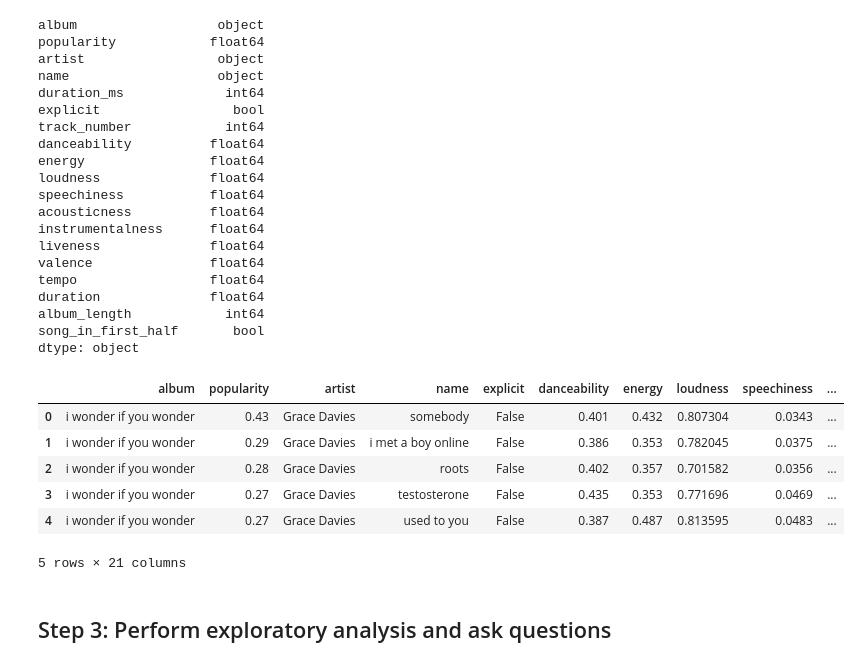
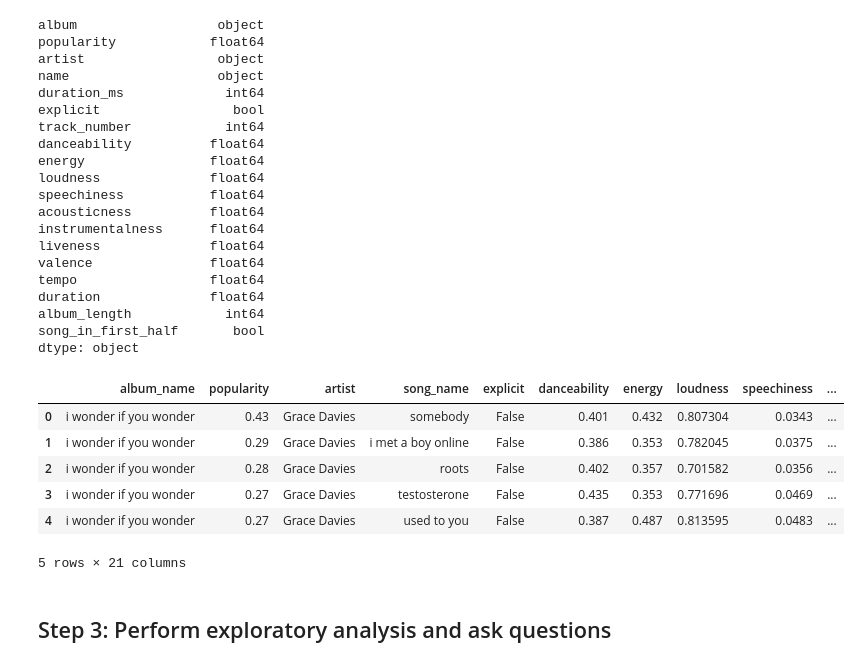
Before and after one commit to j4mes12/SDPA_Coursework, a Jupyter notebook: Part3/main.ipynb, the cells around one changed output. Drawn from its saved outputs; the diff is of its cells as text; code cells hidden in the pictures.

```diff
--- a/Part3/main.ipynb
+++ b/Part3/main.ipynb
@@ -212,21 +212,28 @@ for i in text_cols:
     data[i + '_word_count'] = data[i + '_tokenize'].apply(lambda x: len(x))
 
     data[i + '_av_word_len'] = data[i + '_tokenize'].apply(lambda x: average_word_length(x))
-# %%
-data_out = data.drop(
-    columns=['album_tokenize', 'name_tokenize', 'duration_ms', 'track_number'],
-    axis=1
-)
-
-data_out.head()
-# %% [output]
-|  | album | popularity | artist | name | explicit | danceability | energy | loudness | speechiness | ... |
-| 0 | i wonder if you wonder | 0.43 | Grace Davies | somebody | False | 0.401 | 0.432 | 0.807304 | 0.0343 | ... |
-| 1 | i wonder if you wonder | 0.29 | Grace Davies | i met a boy online | False | 0.386 | 0.353 | 0.782045 | 0.0375 | ... |
-| 2 | i wonder if you wonder | 0.28 | Grace Davies | roots | False | 0.402 | 0.357 | 0.701582 | 0.0356 | ... |
-| 3 | i wonder if you wonder | 0.27 | Grace Davies | testosterone | False | 0.435 | 0.353 | 0.771696 | 0.0469 | ... |
-| 4 | i wonder if you wonder | 0.27 | Grace Davies | used to you | False | 0.387 | 0.487 | 0.813595 | 0.0483 | ... |
-5 rows × 21 columns
+# %%
+# Drop columns that are not needed
+data_out = data.drop(
+    columns=['album_tokenize', 'name_tokenize', 'duration_ms', 'track_number'],
+    axis=1
+)
+
+# Rename album and name columns to make them more explainable
+data_out.rename(
+    columns={'album': 'album_name', 'name' : 'song_name'},
+    inplace=True
+)
+
+data_out.head()
+# %% [output]
+|  | album_name | popularity | artist | song_name | explicit | danceability | energy | loudness | speechiness | ... |
+| 0 | i wonder if you wonder | 0.43 | Grace Davies | somebody | False | 0.401 | 0.432 | 0.807304 | 0.0343 | ... |
+| 1 | i wonder if you wonder | 0.29 | Grace Davies | i met a boy online | False | 0.386 | 0.353 | 0.782045 | 0.0375 | ... |
+| 2 | i wonder if you wonder | 0.28 | Grace Davies | roots | False | 0.402 | 0.357 | 0.701582 | 0.0356 | ... |
+| 3 | i wonder if you wonder | 0.27 | Grace Davies | testosterone | False | 0.435 | 0.353 | 0.771696 | 0.0469 | ... |
+| 4 | i wonder if you wonder | 0.27 | Grace Davies | used to you | False | 0.387 | 0.487 | 0.813595 | 0.0483 | ... |
+5 rows × 21 columns
 # %% [markdown]
 ## Step 3: Perform exploratory analysis and ask questions
 # %% [markdown]
```
Also changed, not shown: parts of 9 cells of this notebook, 2 other files.
